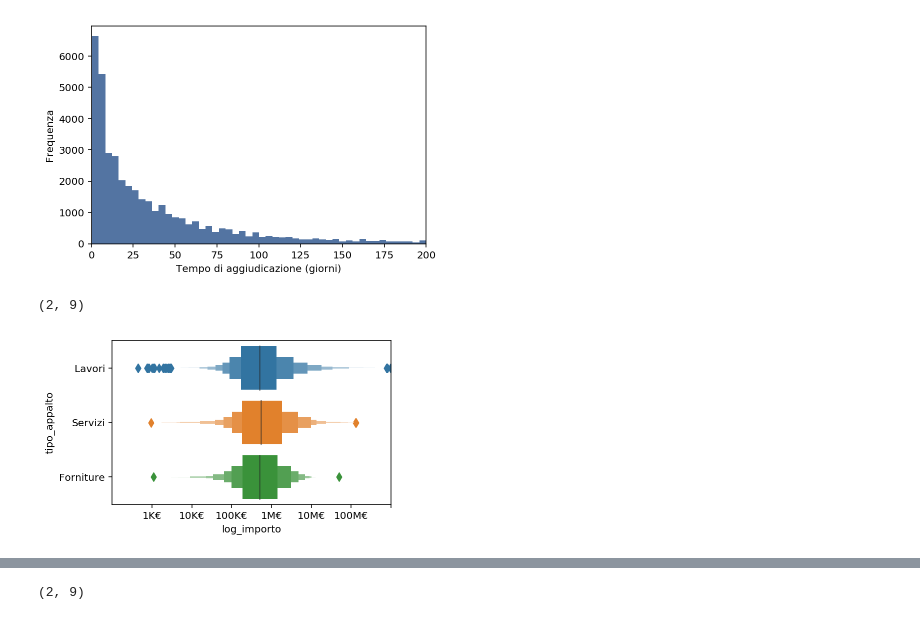
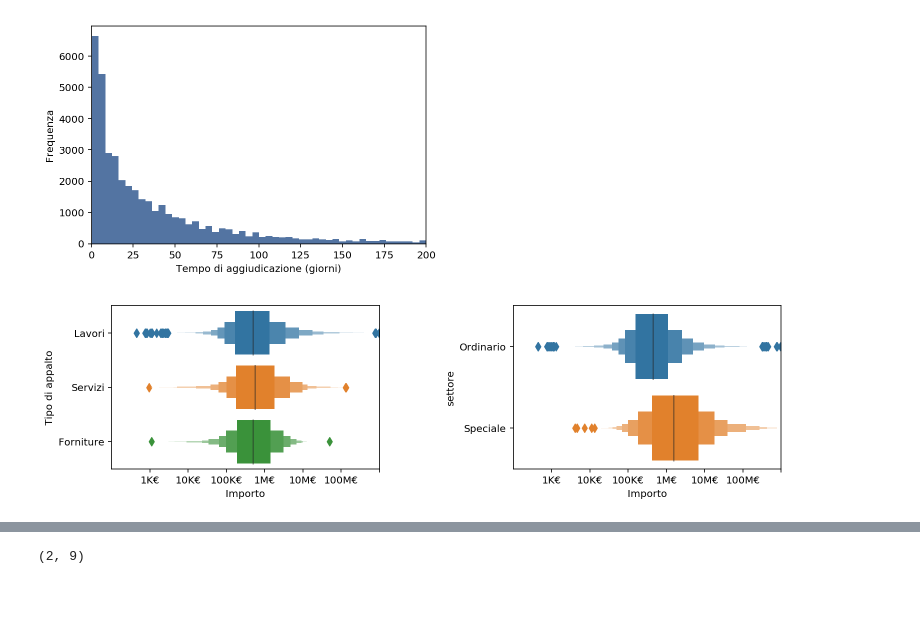
Before and after one commit to AndreaAmico/MIT_italy_data_exploration, a Jupyter notebook: notebooks/explo.ipynb, the cells around one changed output, grey strips where cells are left out. Saved outputs shown, nothing was run; the diff lists cells and outputs as text; code cells hidden in the pictures.

```diff
--- a/notebooks/explo.ipynb
+++ b/notebooks/explo.ipynb
@@ -114,0 +139,24 @@ ax2.set_xticks(np.arange(0, 0.21, 0.05));
+# %%
+esiti_time = esiti.set_index('data_pubblicazione_scp')
+
+esiti_time = esiti_time[esiti_time.ratio_sicurezza < 0.2]
+esiti_time = esiti_time[esiti_time.ratio_sicurezza > 0]
+esiti_time = esiti_time[esiti_time.tipo_appalto == 'Lavori']
+
+
+
+esiti_time_year = esiti_time.resample('AS').mean()
+years = esiti_time_year.reset_index().data_pubblicazione_scp.apply(lambda x: x.strftime("%Y"))
+
+esiti_time_m = esiti_time.resample('3M').mean()
+esiti_time = esiti_time.resample('W').mean()
+
+
+fig, ax = plt.subplots(1, figsize=(6, 4))
+esiti_time.ratio_sicurezza.plot(ax=ax, color=get_color(1), alpha=0.7)
+esiti_time_m.ratio_sicurezza.plot(ax=ax, color=get_color(0), linewidth=3)
+ax.set_xlim('01-01-2010', '01-01-2019')
+ax.set_ylim(0.02, 0.06)
+ax.set(**{'xlabel':'Anno', 'ylabel':'Rapporto tra importo sicurezza e totale'});
+ax.set_title('Tipologia di appalto: "Lavoro"')
+fig.savefig('../plots/andamento_percentuale_sicurezza_lavori.png')
@@ -130,16 +180,31 @@ ax.set(**{'xlabel':'Tempo di aggiudicazione (giorni)', 'ylabel':'Frequenza', 'xl
 # %% [output]
 [figure]
 # %%
-fig, ax1 = plt.subplots(1, figsize=(5, 3))
+fig, (ax1, ax2) = plt.subplots(1, 2, figsize=(12, 3))
 
 from matplotlib.axes._axes import _log as matplotlib_axes_logger
 matplotlib_axes_logger.setLevel('ERROR')
+
+
 
 esiti_mod = esiti.dropna(subset=['tipo_appalto'])
 sns.boxenplot(x="log_importo", y="tipo_appalto", data=esiti_mod, ax=ax1)
 ax1.set_xticks([3, 4, 5, 6, 7, 8, 9])
 ax1.set_xticklabels(['1K€', '10K€', '100K€', '1M€', '10M€', '100M€']);
 ax1.set_xlim(2, 9)
+ax1.set(**{'xlabel':'Importo', 'ylabel':'Tipo di appalto'})
+
+
+
+esiti_mod = esiti.dropna(subset=['settore'])
+sns.boxenplot(x="log_importo", y="settore", data=esiti_mod, ax=ax2)
+ax2.set_xticks([3, 4, 5, 6, 7, 8, 9])
+ax2.set_xticklabels(['1K€', '10K€', '100K€', '1M€', '10M€', '100M€']);
+ax2.set_xlim(2, 9)
+ax2.set(**{'xlabel':'Importo', 'ylabel':'settore'})
+
+plt.subplots_adjust(left=None, bottom=None, right=None, top=None, wspace=0.5, hspace=None)
+
+fig.savefig('../plots/tipo_e_settore.png')
 # %% [output]
-(2, 9)
-[figure, old version]
+[figure, new version]
```
Also changed, not shown: parts of 4 cells of this notebook, 5 other files.
